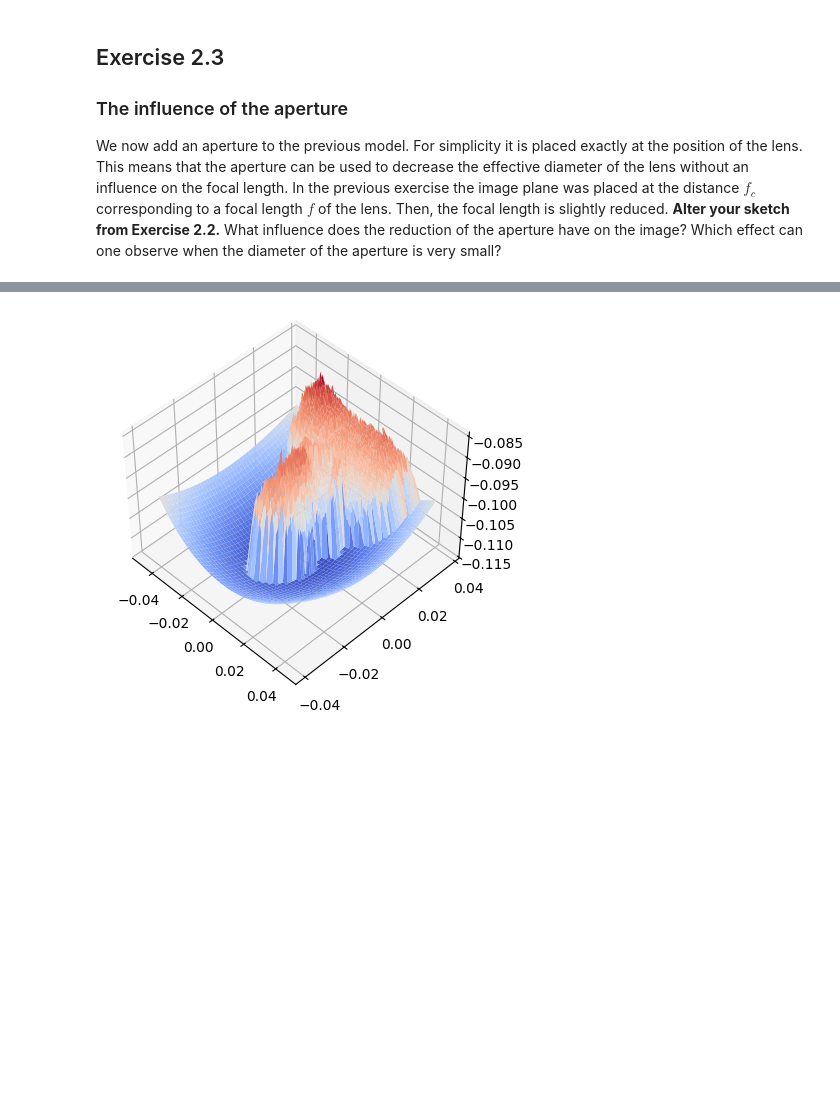
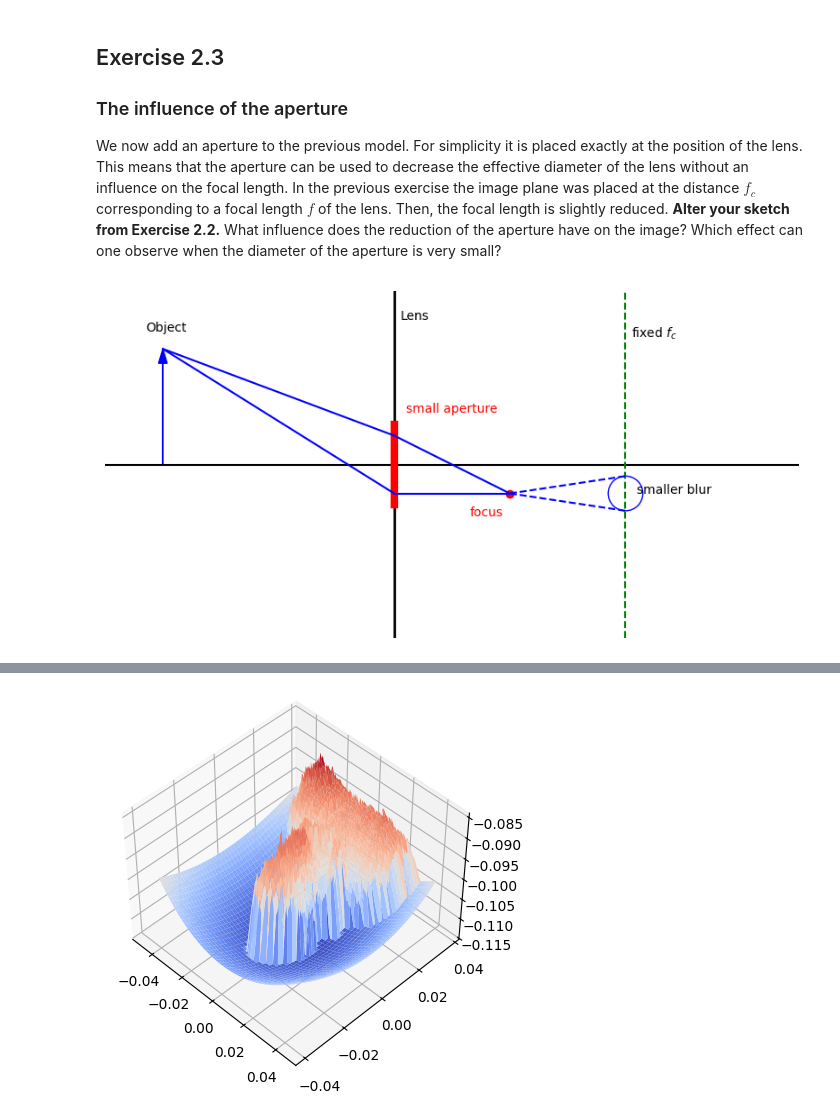
Before and after one commit to mohammedibrahimshawon/Computer_Vision_assignmentS26, a Jupyter notebook: exercise_2.ipynb, the cells around one changed output, grey strips where cells are left out. Cells and saved outputs as stored; diff of their text form; code cells hidden in the pictures; blank space fills up the shorter version.

```diff
--- a/exercise_2.ipynb
+++ b/exercise_2.ipynb
@@ -31,6 +237,88 @@ For a given object we place the image plane at the distance $f_c$ behind the len
 We now add an aperture to the previous model. For simplicity it is placed exactly at the position of the lens. This means that the aperture can be used to decrease the effective diameter of the lens without an influence on the focal length.
 In the previous exercise the image plane was placed at the distance $f_c$ corresponding to a focal length $f$ of the lens. Then, the focal length is slightly reduced.
 **Alter your sketch from Exercise 2.2.** What influence does the reduction of the aperture have on the image? Which effect can one observe when the diameter of the aperture is very small?
+# %%
+import matplotlib.pyplot as plt
+
+fig, ax = plt.subplots(figsize=(12,5))
+
+# optical axis
+ax.plot([0,12],[0,0], color='black')
+
+# lens
+ax.plot([5,5],[-3,3], color='black', linewidth=2)
+ax.text(5.1,2.5,'Lens')
+
+# small aperture
+ax.plot([5,5],[-0.7,0.7],
+        color='red',
+        linewidth=6)
+
+ax.text(5.2,0.9,'small aperture',
+        color='red')
+
+# object
+ax.arrow(1,0,0,2,
+         head_width=0.15,
+         head_length=0.25,
+         color='blue',
+         length_includes_head=True)
+
+ax.text(0.7,2.3,'Object')
+
+# fixed image plane
+ax.plot([9,9],[-3,3],
+        linestyle='--',
+        color='green')
+
+ax.text(9.1,2.2,'fixed $f_c$')
+
+# focus point
+ax.plot(7,-0.5,'ro')
+ax.text(6.3,-0.9,'focus',
+        color='red')
+
+# narrow rays through aperture
+ax.plot([1,5],[2,0.5],
+        color='blue')
+
+ax.plot([1,5],[2,-0.5],
+        color='blue')
+
+ax.plot([5,7],[0.5,-0.5],
+        color='blue')
+
+ax.plot([5,7],[-0.5,-0.5],
+        color='blue')
+
+# smaller blur at image plane
+ax.plot([7,9],[-0.5,-0.8],
+        linestyle='dashed',
+        color='blue')
+
+ax.plot([7,9],[-0.5,-0.2],
+        linestyle='dashed',
+        color='blue')
+
+# small blur circle
+circle = plt.Circle((9,-0.5),
+                    0.3,
+                    fill=False,
+                    color='blue')
+
+ax.add_patch(circle)
+
+ax.text(9.2,-0.5,'smaller blur')
+
+# settings
+ax.set_xlim(0,12)
+ax.set_ylim(-3,3)
+ax.set_aspect('equal')
+ax.axis('off')
+
+plt.show()
+# %% [output]
+[figure, added]
 # %% [markdown]
 ## Exercise 2.4
 ### Conversion between pixel and camera coordinates
```
Also changed, not shown: parts of 3 cells of this notebook.
